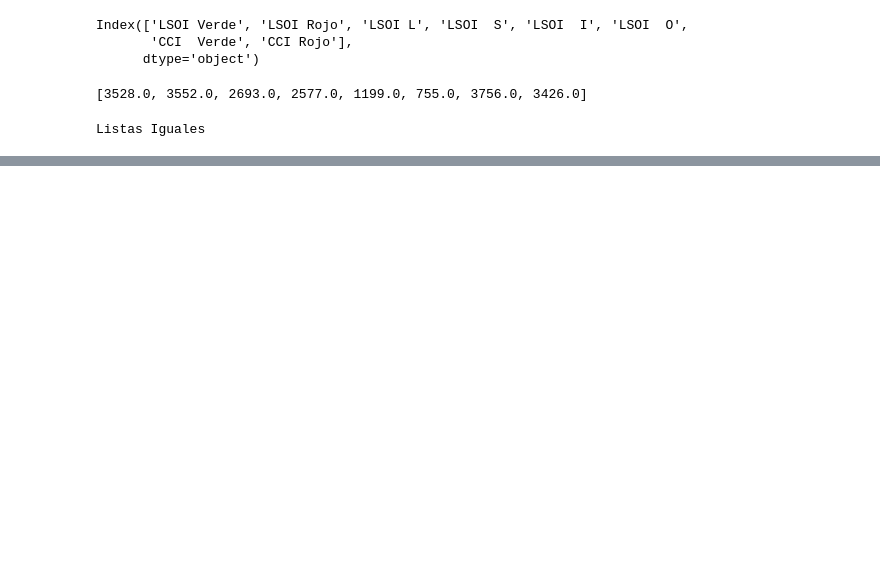
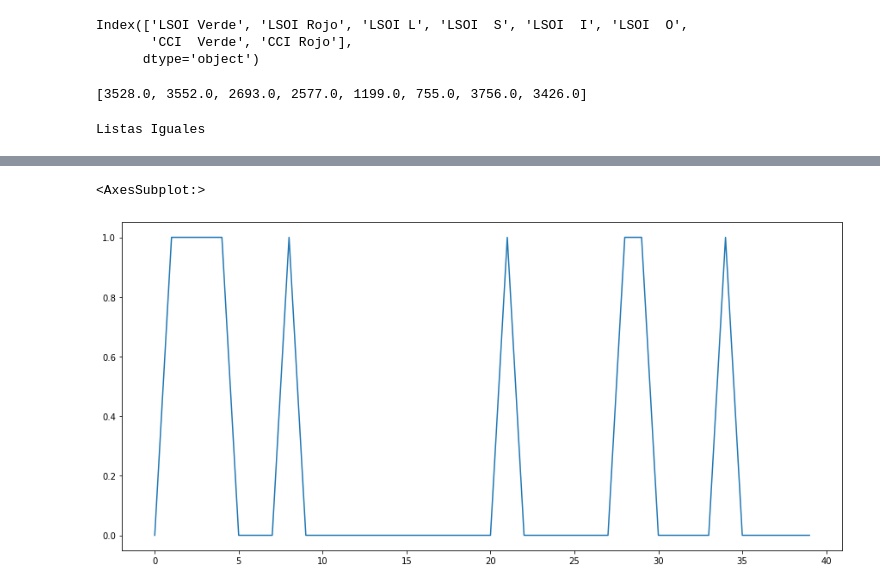
Before and after one commit to hoopercesar/Machine-Learning-Projects, a Jupyter notebook: 30MIN ACTUALIZADO.ipynb, the cells around one changed output, grey strips where cells are left out. Drawn from its saved outputs; the diff is of its cells as text; code cells hidden in the pictures; blank space fills up the shorter version.

```diff
--- a/30MIN ACTUALIZADO.ipynb
+++ b/30MIN ACTUALIZADO.ipynb
@@ -110,0 +138,13 @@ Rolling [window=3,center=False,axis=0]
+# %%
+# 'CRITERIO' para seleccionar regiones
+# si diff[k] == diff[k+1] == diff[k+2] -> bueno
+# si ! -> malo
+# diff2 = pd.Series()
+
+for k in diff.index[0:-3]:
+    if (len(diff[k:k+3].unique()) == 1):
+        diff.loc[k] = 1
+    else: diff.loc[k] = 0
+
+diff2 = pd.Series(diff)
+diff2.head(10)
@@ -110,0 +163,5 @@ Rolling [window=3,center=False,axis=0]
+# %%
+diff2[0:40].plot(figsize=(15,7))
+# %% [output]
+<AxesSubplot:>
+[figure, added]
```
Also changed, not shown: parts of 8 cells of this notebook.
